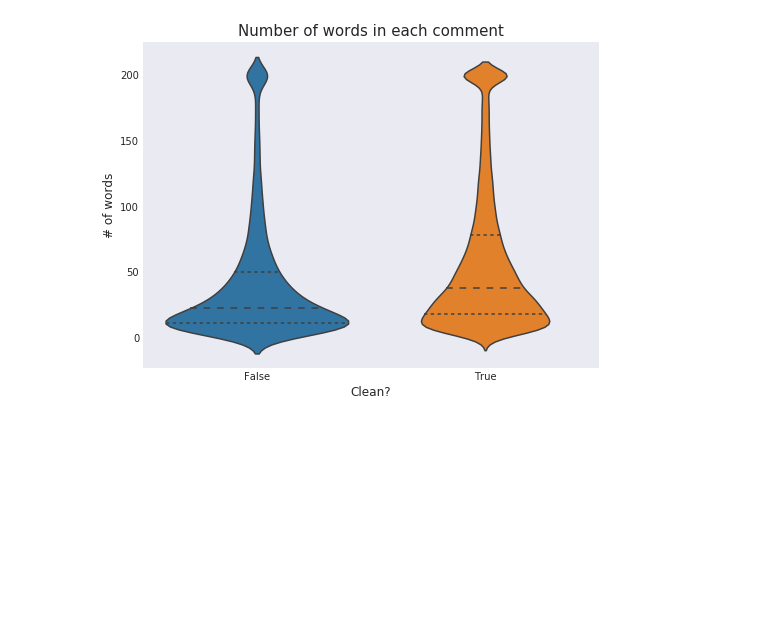
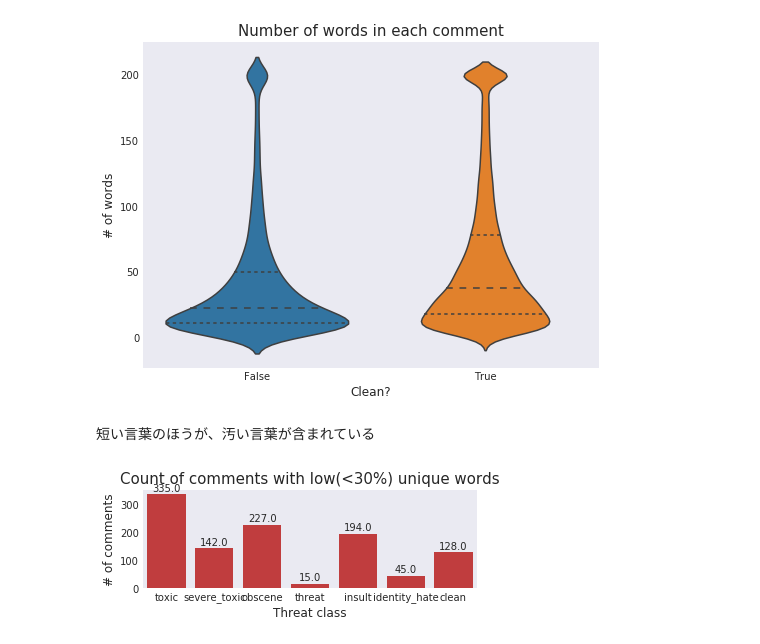
Before and after one commit to sanoyo/kaggle-Toxic-Comment-Classification-Challenge, a Jupyter notebook: 004_Toxic_Comments_EDA/data.ipynb, the cells around one changed output. Drawn from its saved outputs; the diff is of its cells as text; code cells hidden in the pictures; blank space fills up the shorter version.

```diff
--- a/004_Toxic_Comments_EDA/data.ipynb
+++ b/004_Toxic_Comments_EDA/data.ipynb
@@ -379,3 +379,26 @@ plt.title("Number of words in each comment", fontsize=15)
 # %% [output]
 Text(0.5,1,'Number of words in each comment')
 [figure]
+# %% [markdown]
+短い言葉のほうが、汚い言葉が含まれている
+# %%
+train_feats['count_unique_word'].loc[train_feats['count_unique_word']>200] = 200
+temp_df = pd.melt(train_feats, value_vars=['count_word', 'count_unique_word'], id_vars='clean')
+spammers=train_feats[train_feats['word_unique_percent']<30]
+# %%
+x=spammers.iloc[:,-7:].sum()
+plt.subplot2grid((2,2),(1,0),colspan=2)
+plt.title("Count of comments with low(<30%) unique words",fontsize=15)
+ax=sns.barplot(x=x.index, y=x.values,color=color[3])
+
+rects = ax.patches
+labels = x.values
+for rect, label in zip(rects, labels):
+    height = rect.get_height()
+    ax.text(rect.get_x() + rect.get_width()/2, height + 5, label, ha='center', va='bottom')
+
+plt.xlabel('Threat class', fontsize=12)
+plt.ylabel('# of comments', fontsize=12)
+plt.show()
+# %% [output]
+[figure, added]
```
Also changed, not shown: parts of 2 cells of this notebook, 1 other file.
